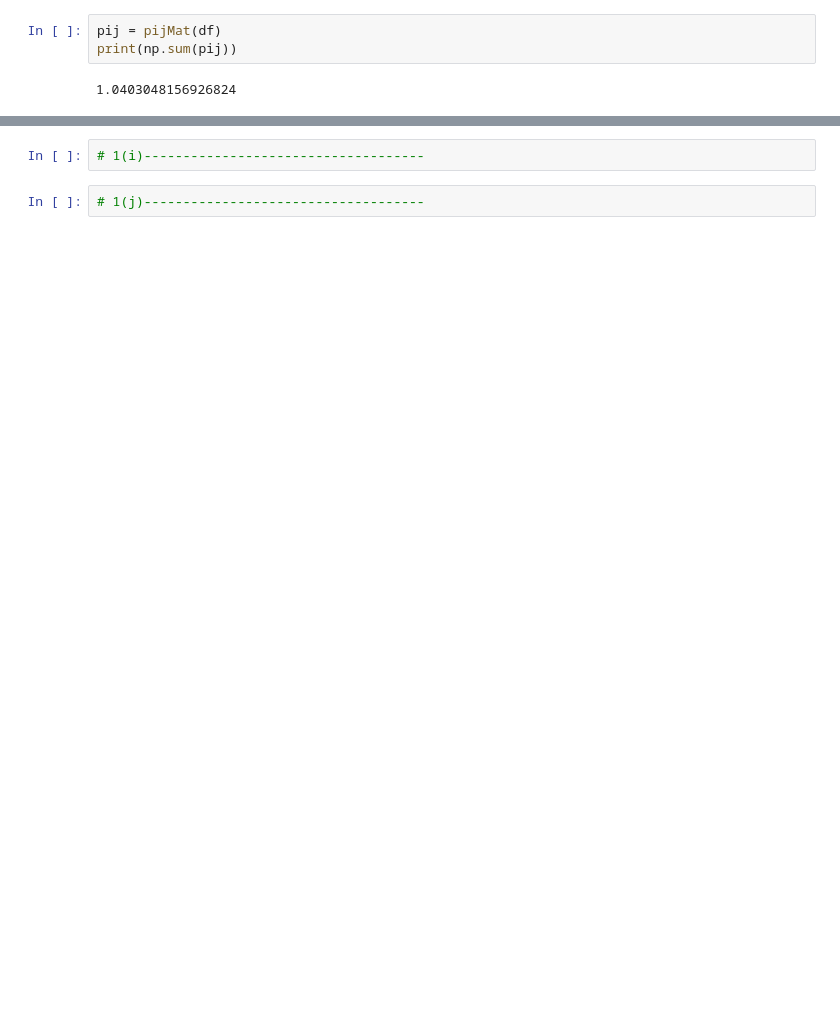
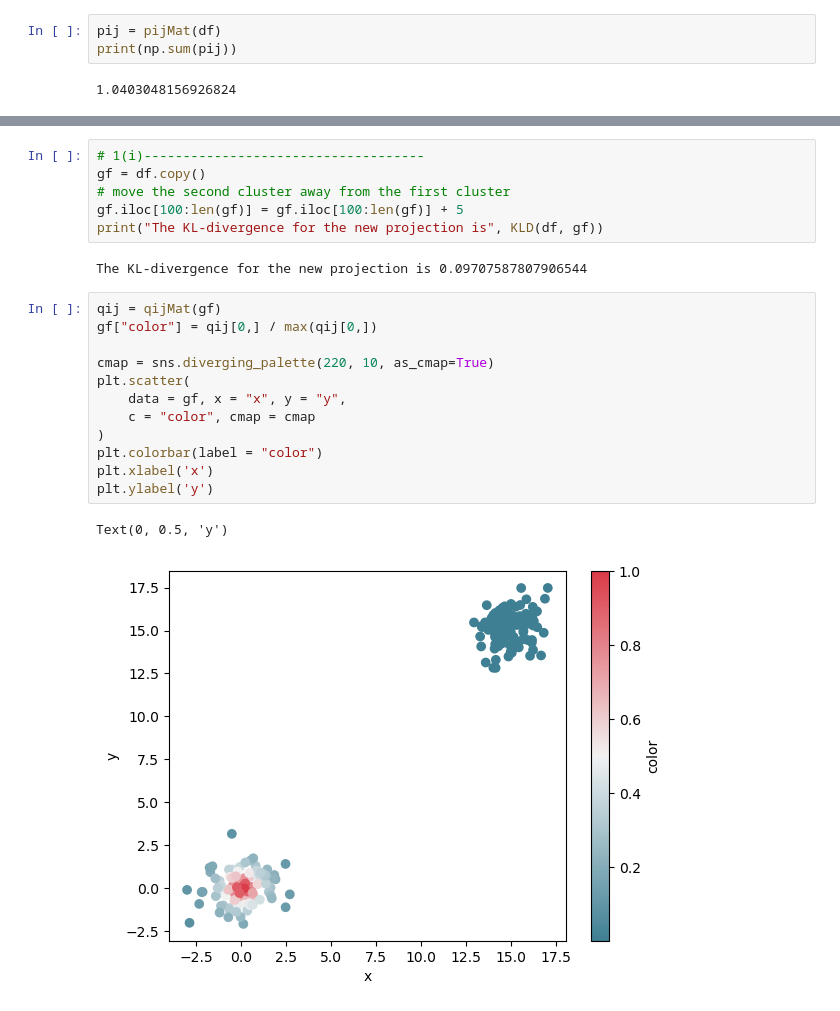
Before and after one commit to zaid0bustami/CM121, a Jupyter notebook: HW4/HW4.ipynb, the cells around one changed output, grey strips where cells are left out. Drawn from its saved outputs; the diff is of its cells as text; blank space fills up the shorter version.

```diff
--- a/HW4/HW4.ipynb
+++ b/HW4/HW4.ipynb
@@ -184,7 +202,26 @@ for v in [0.1, 1, 100]:
 When variance = 0.1 , KL(P||Q) = 1.2980311536488227
 When variance = 1 , KL(P||Q) = 0.10541352321790873
 When variance = 100 , KL(P||Q) = 0.7473665628685073
-# %%
-# 1(i)------------------------------------
-# %%
-# 1(j)------------------------------------
+# %%
+# 1(i)------------------------------------
+gf = df.copy()
+# move the second cluster away from the first cluster
+gf.iloc[100:len(gf)] = gf.iloc[100:len(gf)] + 5
+print("The KL-divergence for the new projection is", KLD(df, gf))
+# %% [output]
+The KL-divergence for the new projection is 0.09707587807906544
+# %%
+qij = qijMat(gf)
+gf["color"] = qij[0,] / max(qij[0,])
+
+cmap = sns.diverging_palette(220, 10, as_cmap=True)
+plt.scatter(
+    data = gf, x = "x", y = "y",
+    c = "color", cmap = cmap
+)
+plt.colorbar(label = "color")
+plt.xlabel('x')
+plt.ylabel('y')
+# %% [output]
+Text(0, 0.5, 'y')
+[figure, added]
```
Also changed, not shown: parts of 11 cells of this notebook, 1 other file.
